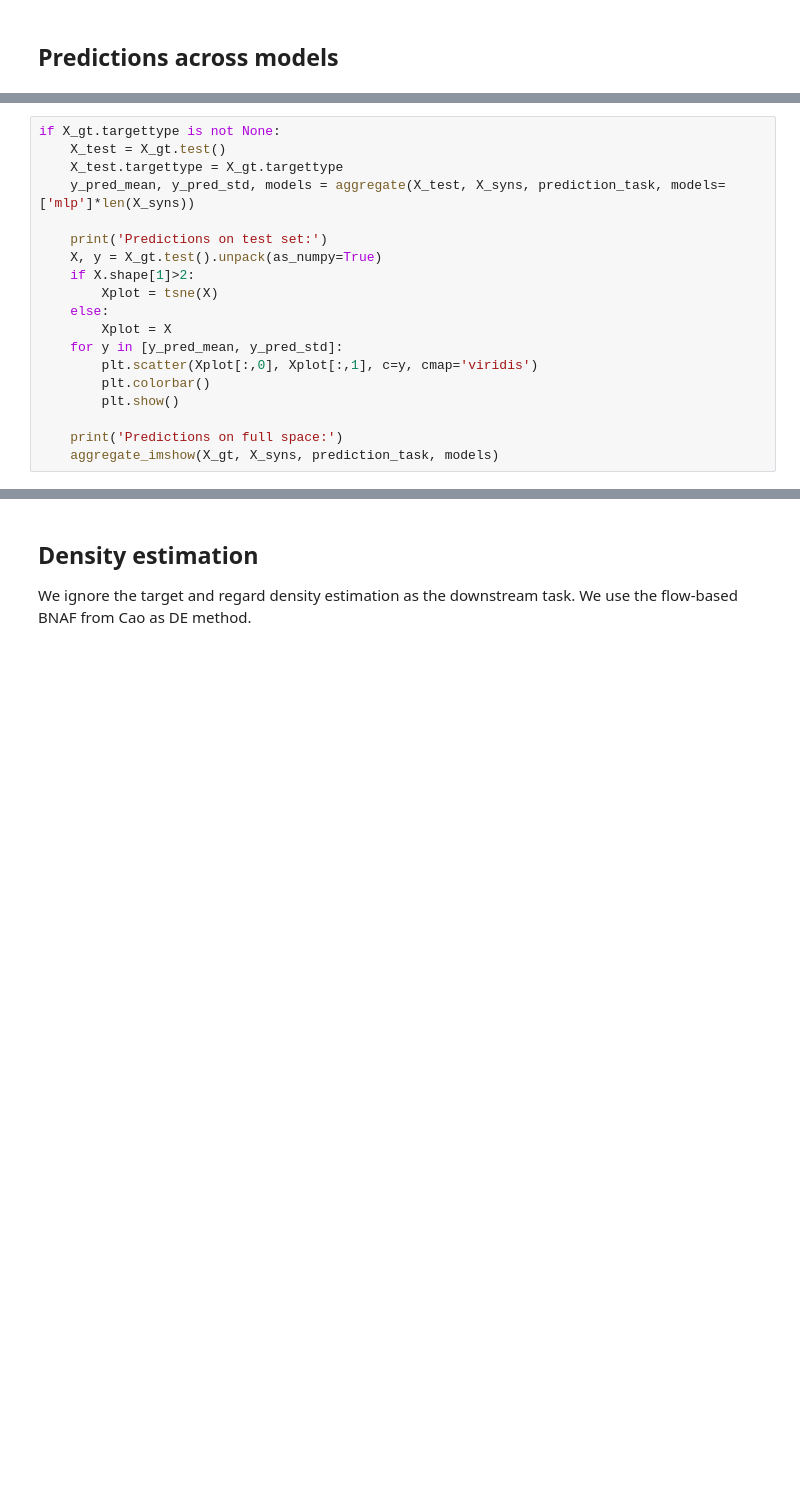
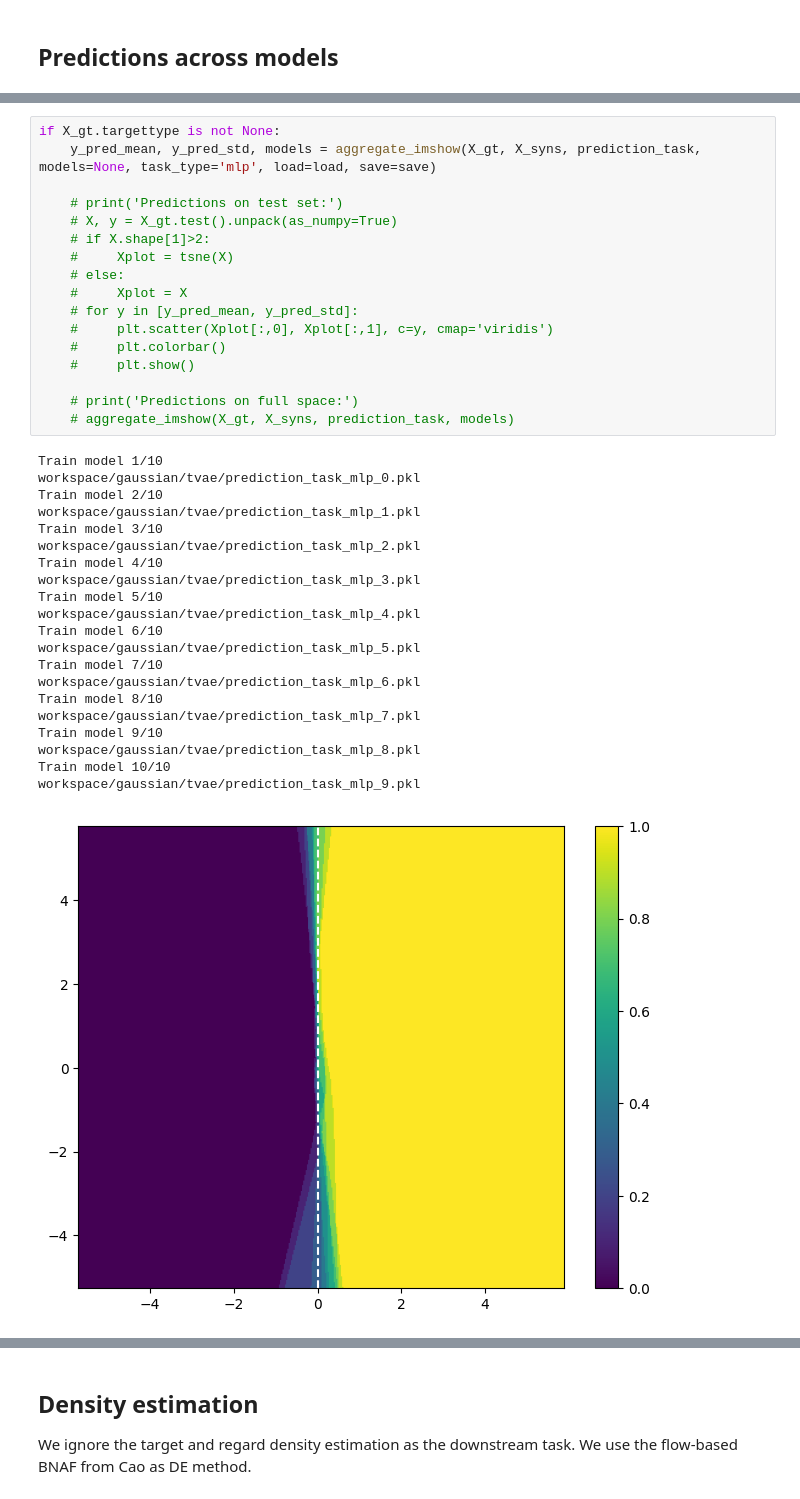
Before and after one commit to bvanbreugel/deep_generative_ensemble, a Jupyter notebook: uncertainty.ipynb, the cells around one changed output, grey strips where cells are left out. Drawn from its saved outputs; the diff is of its cells as text; blank space fills up the shorter version.

```diff
--- a/uncertainty.ipynb
+++ b/uncertainty.ipynb
@@ -205,19 +311,39 @@ def aggregate_imshow(X_gt, X_syns, task, models=None):
 # %%
 if X_gt.targettype is not None:
-    X_test = X_gt.test()
-    X_test.targettype = X_gt.targettype
-    y_pred_mean, y_pred_std, models = aggregate(X_test, X_syns, prediction_task, models=['mlp']*len(X_syns))
+    y_pred_mean, y_pred_std, models = aggregate_imshow(X_gt, X_syns, prediction_task, models=None, task_type='mlp', load=load, save=save)
 
-    print('Predictions on test set:')
-    X, y = X_gt.test().unpack(as_numpy=True)
-    if X.shape[1]>2:
-        Xplot = tsne(X)
-    else:
-        Xplot = X
-    for y in [y_pred_mean, y_pred_std]:
-        plt.scatter(Xplot[:,0], Xplot[:,1], c=y, cmap='viridis')
-        plt.colorbar()
-        plt.show()
+    # print('Predictions on test set:')
+    # X, y = X_gt.test().unpack(as_numpy=True)
+    # if X.shape[1]>2:
+    #     Xplot = tsne(X)
+    # else:
+    #     Xplot = X
+    # for y in [y_pred_mean, y_pred_std]:
+    #     plt.scatter(Xplot[:,0], Xplot[:,1], c=y, cmap='viridis')
+    #     plt.colorbar()
+    #     plt.show()
 
-    print('Predictions on full space:')
-    aggregate_imshow(X_gt, X_syns, prediction_task, models)
+    # print('Predictions on full space:')
+    # aggregate_imshow(X_gt, X_syns, prediction_task, models)
+# %% [output]
+Train model 1/10
+workspace/gaussian/tvae/prediction_task_mlp_0.pkl
+Train model 2/10
+workspace/gaussian/tvae/prediction_task_mlp_1.pkl
+Train model 3/10
+workspace/gaussian/tvae/prediction_task_mlp_2.pkl
+Train model 4/10
+workspace/gaussian/tvae/prediction_task_mlp_3.pkl
+Train model 5/10
+workspace/gaussian/tvae/prediction_task_mlp_4.pkl
+Train model 6/10
+workspace/gaussian/tvae/prediction_task_mlp_5.pkl
+Train model 7/10
+workspace/gaussian/tvae/prediction_task_mlp_6.pkl
+Train model 8/10
+workspace/gaussian/tvae/prediction_task_mlp_7.pkl
+Train model 9/10
+workspace/gaussian/tvae/prediction_task_mlp_8.pkl
+Train model 10/10
+workspace/gaussian/tvae/prediction_task_mlp_9.pkl
+[figure, added]
```
Also changed, not shown: parts of 14 cells of this notebook.
